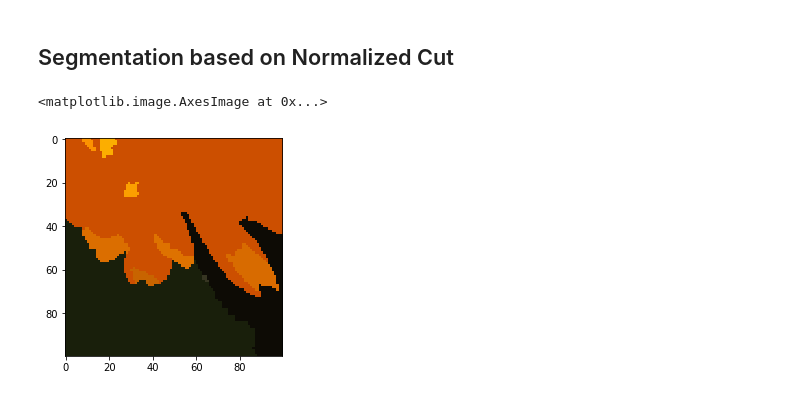
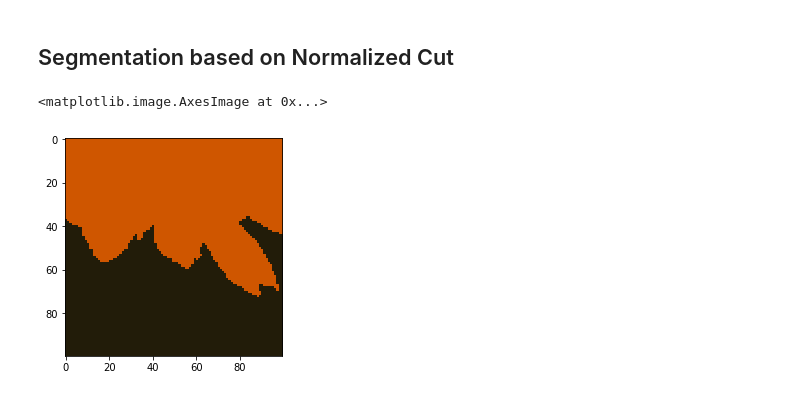
Before and after one commit to jianwu21/Advance-Topic-in-Image-Analysis, a Jupyter notebook: Segmentation/Segmentation.ipynb, the cells around one changed output. Drawn from its saved outputs; the diff is of its cells as text; code cells hidden in the pictures.

```diff
--- a/Segmentation/Segmentation.ipynb
+++ b/Segmentation/Segmentation.ipynb
@@ -79,11 +156,14 @@ for key in bandwidths_list:
 Segmentation based on Normalized Cut
 ----------------------------------------
 # %%
-labels1 = segmentation.slic(img, compactness=30, n_segments=1000)
+from skimage.future import graph
+from skimage import segmentation, color
+
+labels1 = segmentation.slic(img, compactness=30, n_segments=3)
 g = graph.rag_mean_color(img, labels1, mode='similarity')
 labels2 = graph.cut_normalized(labels1, g)
 out = color.label2rgb(labels2, img, kind='avg')
 plt.imshow(out)
 # %% [output]
 <matplotlib.image.AxesImage at 0x...>
-[figure, old version]
+[figure, new version]
```
Also changed, not shown: parts of 8 cells of this notebook, 2 other files.
